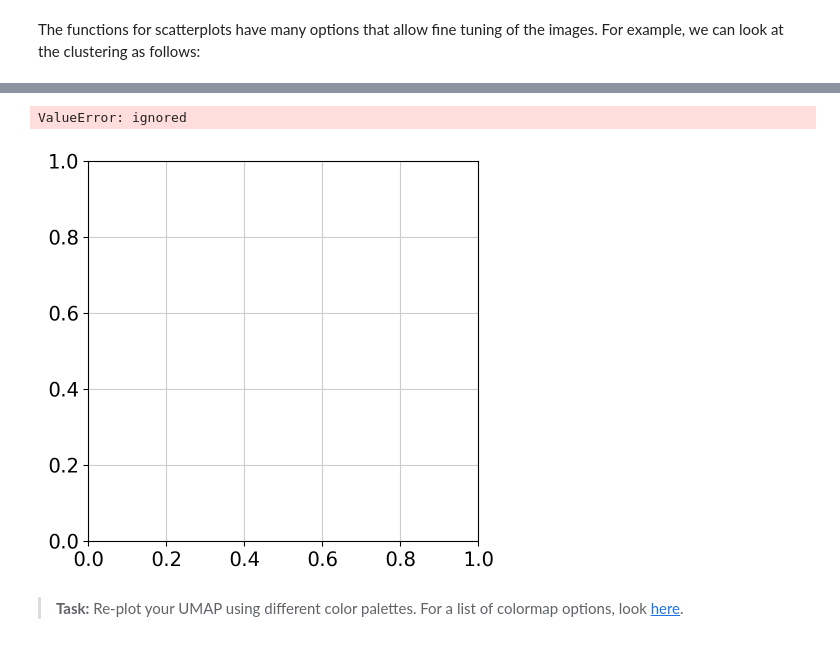
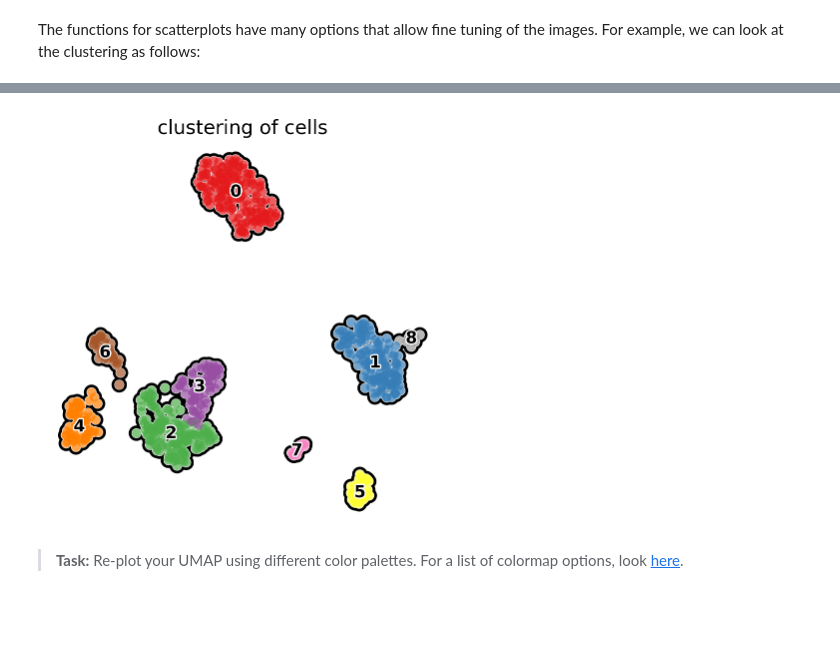
Before and after one commit to nellyfadil/Neuro-265, a Jupyter notebook: 04_17_23.ipynb, the cells around one changed output, grey strips where cells are left out. Drawn from its saved outputs; the diff is of its cells as text; code cells hidden in the pictures; blank space fills up the shorter version.

```diff
--- a/04_17_23.ipynb
+++ b/04_17_23.ipynb
@@ -121,5 +121,5 @@ sc.tl.leiden(pbmc, key_added='clusters', resolution=0.5)
 with rc_context({'figure.figsize': (5, 5)}):
     sc.pl.umap(pbmc, color='clusters', add_outline=True, legend_loc='on data',
                legend_fontsize=12, legend_fontoutline=2,frameon=False,
-               title='clustering of cells', palette='pastel2')
+               title='clustering of cells', palette='Set1')
 # %% [output]
@@ -127,5 +126,4 @@ WARNING: Length of palette colors is smaller than the number of categories (pale
-ValueError: ignored
-[figure, old version]
+[figure, new version]
 # %% [markdown]
 ><b>Task:</b> Re-plot your UMAP using different color palettes. For a list of colormap options, look [here]('https://matplotlib.org/stable/tutorials/colors/colormaps.html').
 # %% [markdown]
```
Also changed, not shown: parts of 5 cells of this notebook.
